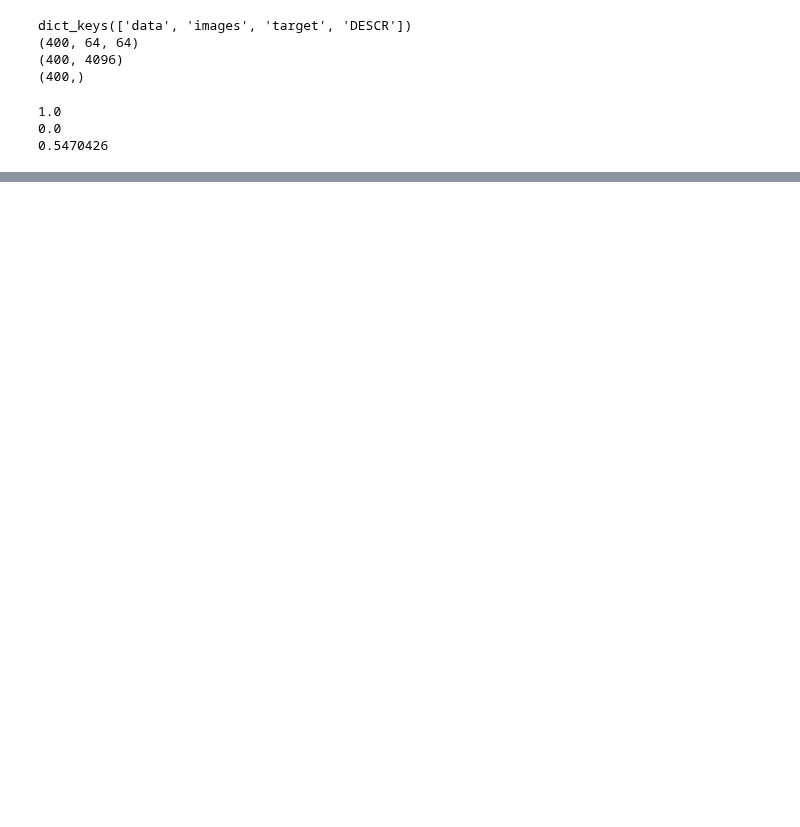
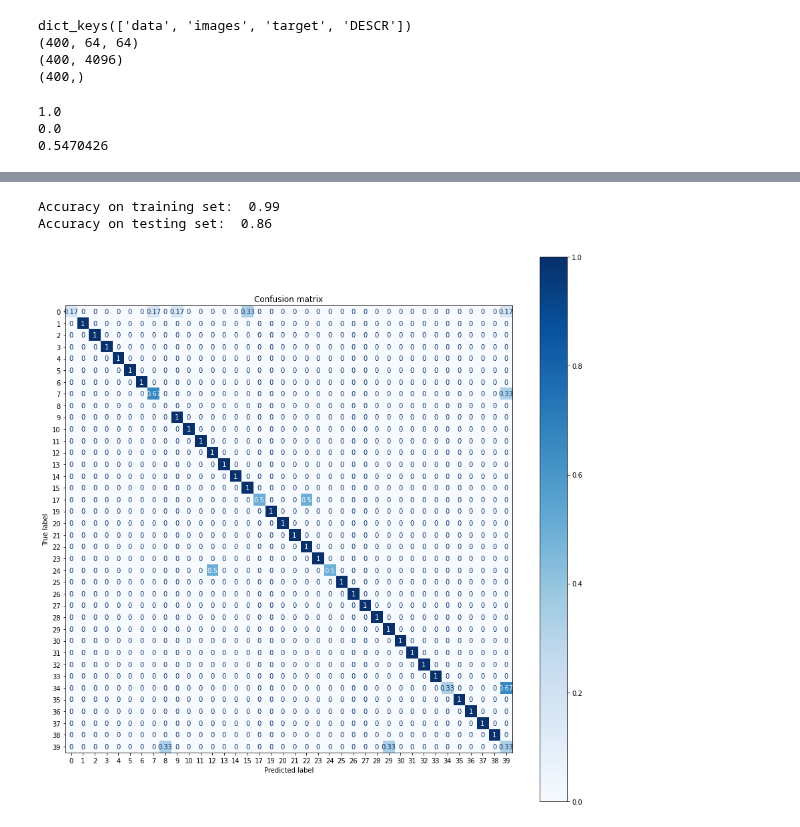
Before and after one commit to asheta66/Machine-Learning-2024, a Jupyter notebook: Classification/SVM_ex1.ipynb, the cells around one changed output, grey strips where cells are left out. Saved outputs shown, nothing was run; the diff lists cells and outputs as text; code cells hidden in the pictures; blank space fills up the shorter version.

```diff
--- a/Classification/SVM_ex1.ipynb
+++ b/Classification/SVM_ex1.ipynb
@@ -96,0 +89,6 @@ Confusion Matrix
+# %%
+train_and_evaluate(svc_2, X_train, X_test, y_train, y_test)
+# %% [output]
+Accuracy on training set:  0.99
+Accuracy on testing set:  0.86
+[figure, added]
```
Also changed, not shown: parts of 6 cells of this notebook.
